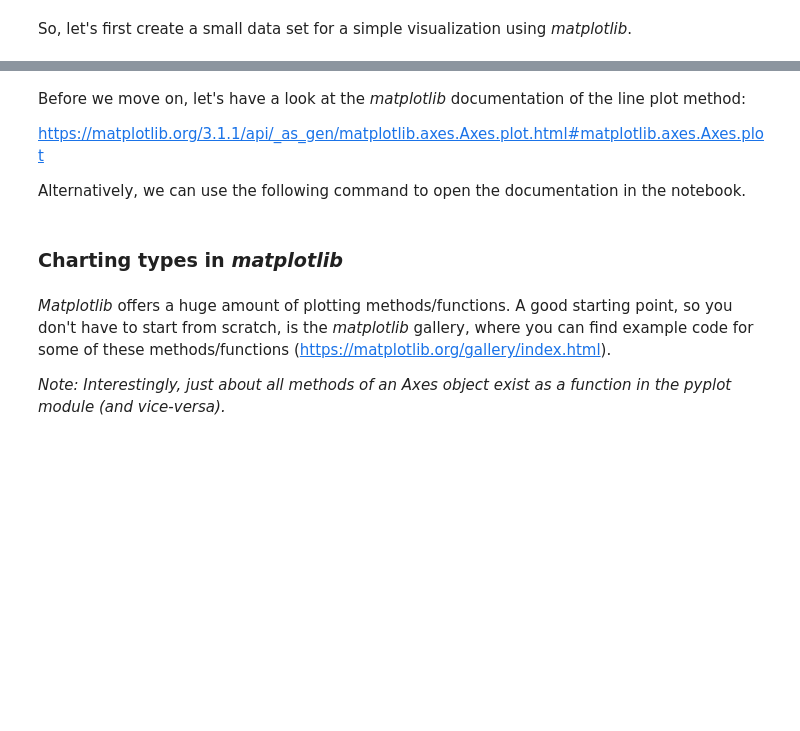
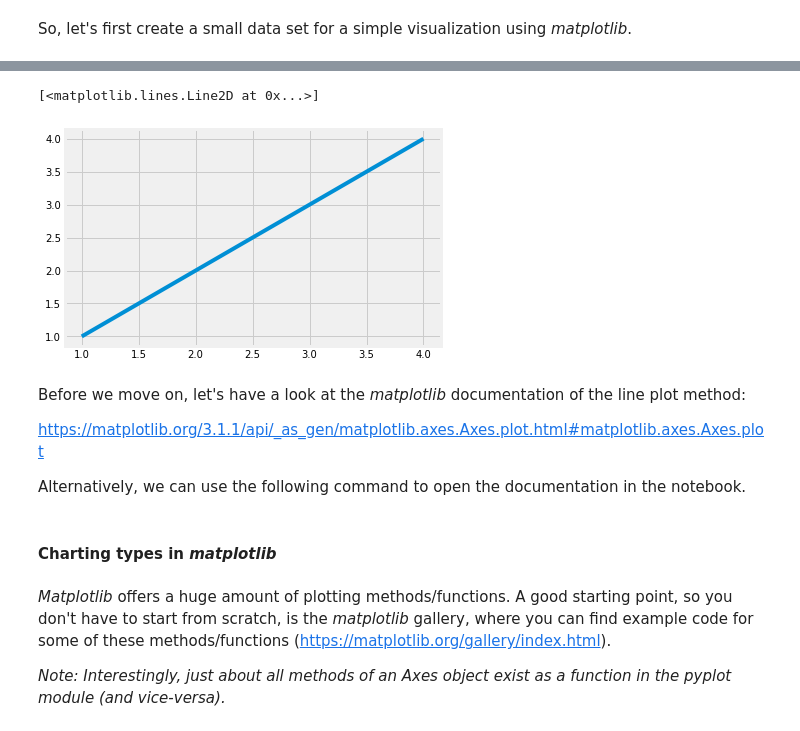
Before and after one commit to volkamerlab/ai_in_medicine, a Jupyter notebook: week1_session3_matplotlib.ipynb, the cells around one changed output, grey strips where cells are left out. Cells and saved outputs as stored; diff of their text form; code cells hidden in the pictures; blank space fills up the shorter version.

```diff
--- a/week1_session3_matplotlib.ipynb
+++ b/week1_session3_matplotlib.ipynb
@@ -207,3 +215,17 @@ plt.show() # (STEP 6)
+# %%
+### Step 1: Prepare data
+x = [1,2,3,4]
+y = [1,2,3,4]
+
+### Step 2: Create plot
+# Initialize `Figure` and `Axes` object
+fig, ax = plt.subplots(nrows=1, ncols=1) # 1 row, 1 column
+
+### Step 3: Plot
+ax.plot(x,y)
+# %% [output]
+[<matplotlib.lines.Line2D at 0x...>]
+[figure, added]
 # %% [markdown]
 Before we move on, let's have a look at the *matplotlib* documentation of the line plot method:
 
@@ -213,7 +235,7 @@ Alternatively, we can use the following command to open the documentation in the
 # %%
 ax.plot?
 # %% [markdown]
-### Charting types in *matplotlib*
+#### Charting types in *matplotlib*
 # %% [markdown]
 *Matplotlib* offers a huge amount of plotting methods/functions. A good starting point, so you don't have to start from scratch, is the *matplotlib* gallery, where you can find example code for some of these methods/functions (https://matplotlib.org/gallery/index.html).
 
```
Also changed, not shown: parts of 57 cells of this notebook, 1 other file.
